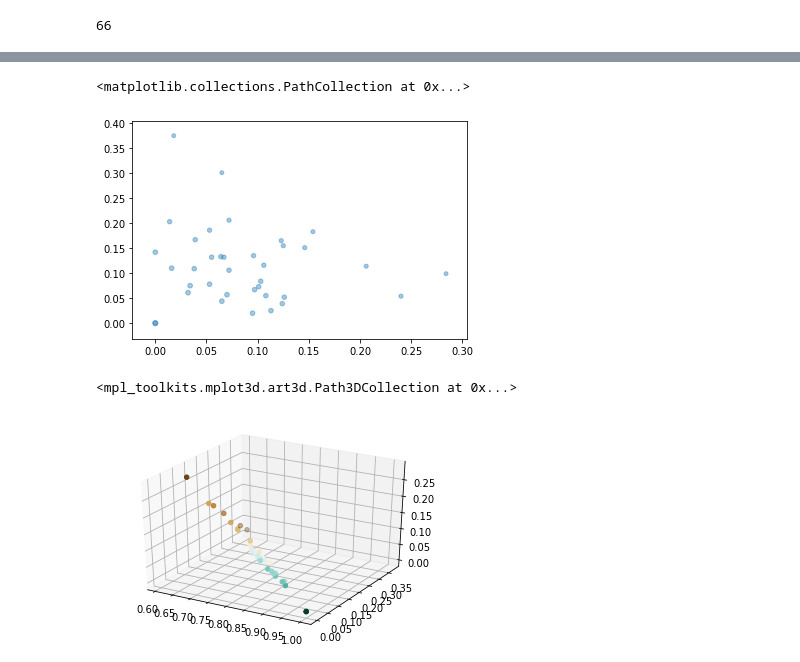
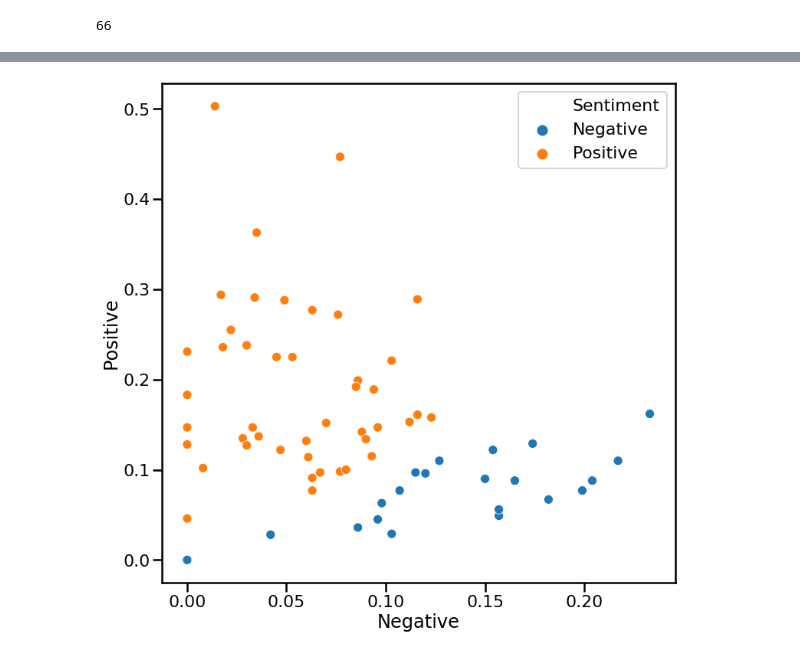
Before and after one commit to ravimalde/spotify_analysis, a Jupyter notebook: preprocessing.ipynb, the cells around one changed output, grey strips where cells are left out. Cells and saved outputs as stored; diff of their text form; code cells hidden in the pictures.

```diff
--- a/preprocessing.ipynb
+++ b/preprocessing.ipynb
@@ -130,11 +104,12 @@ from mpl_toolkits import mplot3d
-# %%
-plt.scatter(x=df['neg'], y=df['pos'], s=df['neu']*25, alpha=0.4)
-# %% [output]
-<matplotlib.collections.PathCollection at 0x...>
-[figure, removed]
-# %%
-ax = plt.axes(projection='3d')
-ax.scatter(df['neu'], df['pos'], df['neg'], c=df['neu'], cmap='BrBG', linewidth=1)
-# %% [output]
-<mpl_toolkits.mplot3d.art3d.Path3DCollection at 0x...>
-[figure, removed]
+# %%
+df.rename(columns={'neg':'Negative','pos':'Positive'}, inplace=True)
+# %%
+import seaborn as sns
+sns.set_context(context='poster')
+# %%
+plt.figure(figsize=(12,12))
+plt.plot([0,0],[0.25,0.25], linewidth=2)
+ax = sns.scatterplot(x="Negative", y="Positive", data=df, hue="Sentiment")
+plt.show()
+# %% [output]
+[figure, added]
```
Also changed, not shown: parts of 17 cells of this notebook, 1 other file.
